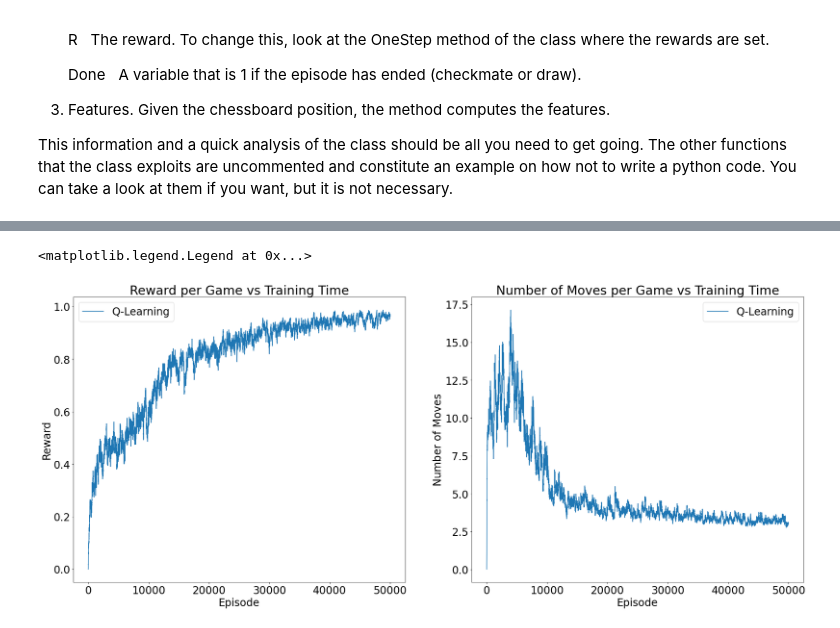
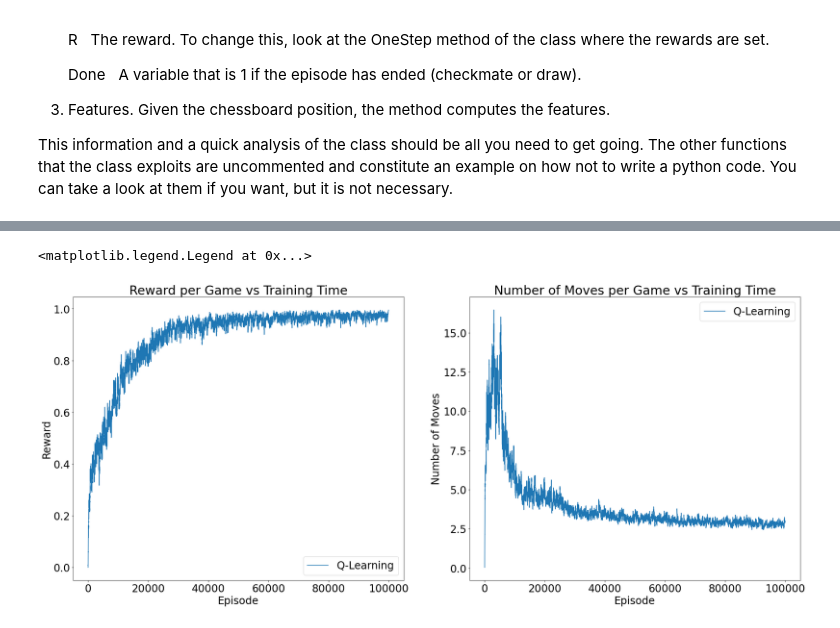
Before and after one commit to charalambosG-9/chess_learning_agent, a Jupyter notebook: Required Assignment Files/Assignment.ipynb, the cells around one changed output, grey strips where cells are left out. Drawn from its saved outputs; the diff is of its cells as text; code cells hidden in the pictures.

```diff
--- a/Required Assignment Files/Assignment.ipynb
+++ b/Required Assignment Files/Assignment.ipynb
@@ -156,6 +148,14 @@ def EpsilonGreedy_Policy(Qvalues, epsilon, allowed):
         a = allowed[temp]
 
     return a
+# %%
+# ReLU activation function and its derivative
+
+def relu(x):
+    return np.maximum(0,x)
+
+def relu_derivative(x):
+    return np.where(x > 0, 1, 0)
 # %%
 S, X, allowed_a = env.Initialise_game()
 N_a = np.shape(allowed_a)[0]   # Total number of actions
@@ -170,7 +170,7 @@ beta = 0.00005 # Epsilon decay parameter
 gamma = 0.85 # The discount factor
 eta = 0.0035 # The learning rate
 
-N_episodes = 50000 # The number of games to be played
+N_episodes = 100000 # The number of games to be played
 
 # Eligibility traces
 eligibility_trace = True
@@ -315,7 +316,7 @@ axs[1].legend()
 # %%
 # Q-Learning implementation
 
-# SAVING VARIABLES
+# Saving variables
 R_qlearning = np.zeros([N_episodes, 1])
 N_moves_qlearning = np.zeros([N_episodes, 1])
 
@@ -342,7 +343,7 @@ for n in range(N_episodes):
         # Forward propagation
         h1 = np.matmul(W1, X) + b1
         # Apply the ReLU activation function
-        x1 = np.maximum(0, h1)
+        x1 = relu(h1)
         # Compute Qvalues
         Qvalues = np.matmul(W2, x1) + b2
 
@@ -353,7 +354,7 @@ for n in range(N_episodes):
 
         # Update the eligibility trace for the action made
         if eligibility_trace:
-            e[a_agent] = e[a_agent] + 1
+            e[a_agent] += 1
 
         if Done:
 
@@ -361,14 +362,14 @@ for n in range(N_episodes):
             delta2 = R - Qvalues[a_agent]
 
             eta_delta2 = eta * delta2
-            W2[a_agent] = W2[a_agent] + eta_delta2 * x1
-            b2[a_agent] = b2[a_agent] + eta_delta2
+            W2[a_agent] += eta_delta2 * x1
+            b2[a_agent] += eta_delta2
 
             # update the weights of the hidden layer
-            delta1 = np.dot(W2[a_agent], delta2) * (x1 > 0)
+            delta1 = np.dot(W2[a_agent], delta2) * relu_derivative(x1)
 
-            W1 = W1 + eta * np.outer(delta1, X)
-            b1 = b1 + eta * delta1
+            W1 += eta * np.outer(delta1, X)
+            b1 += eta * delta1
 
             # Calculate exponential moving average of the reward and number of moves
             if n == 0:
@@ -379,8 +380,8 @@ for n in range(N_episodes):
                 N_moves_qlearning[n] = (1 - eta) * N_moves_qlearning[n - 1] + eta * np.copy(i)
 
             if eligibility_trace:
-                W2 = W2 + eta_delta2 * np.outer(e, x1)
-                b2 = b2 + eta_delta2 * e
+                W2 += eta_delta2 * np.outer(e, x1)
+                b2 += eta_delta2 * e
 
             break
 
@@ -389,7 +390,7 @@ for n in range(N_episodes):
             h1 = np.matmul(W1, X_next) + b1
 
             # Apply the ReLU activation function
-            x1 = np.maximum(0, h1)
+            x1 = relu(h1)
 
             # Compute Qvalues
             Qvalues1 = np.matmul(W2, x1) + b2
@@ -404,46 +405,46 @@ for n in range(N_episodes):
 
             eta_delta2 = eta * delta2
 
-            W2[a_agent] = W2[a_agent] + eta_delta2 * x1
-            b2[a_agent] = b2[a_agent] + eta_delta2
+            W2[a_agent] += eta_delta2 * x1
+            b2[a_agent] +=  eta_delta2
 
             delta1 = np.dot(W2[a_agent], delta2) * (x1 > 0)
 
-            W1 = W1 + eta * np.outer(delta1, X)
-            b1 = b1 + eta * delta1
+            W1 += eta * np.outer(delta1, X)
+            b1 += eta * delta1
 
             if eligibility_trace:
-                W2 = W2 + eta_delta2 * np.outer(e, x1)
-                b2 = b2 + eta_delta2 * e
+                W2 += eta_delta2 * np.outer(e, x1)
+                b2 += eta_delta2 * e
                 e = gamma * lamb * e
 
         # NEXT STATE AND CO. BECOME ACTUAL STATE...
         S = np.copy(S_next)
         X = np.copy(X_next)
         allowed_a = np.copy(allowed_a_next)
 
         i += 1  # UPDATE COUNTER FOR NUMBER OF ACTIONS
 
 
 plt.rcParams.update({'font.size': 24})
 fig, axs = plt.subplots(1, 2, figsize=(30, 12))
 
 # Plot Reward per Game vs Training Time
 axs[0].plot(np.arange(N_episodes), R_qlearning.flatten(), label="Q-Learning")
 axs[0].set_xlabel('Episode')
 axs[0].set_ylabel('Reward')
 axs[0].set_title("Reward per Game vs Training Time")
 axs[0].legend()
 
 # Plot Number of Moves per Game vs Training Time
 axs[1].plot(np.arange(N_episodes), N_moves_qlearning.flatten(), label="Q-Learning")
 axs[1].set_xlabel('Episode')
 axs[1].set_ylabel('Number of Moves')
 axs[1].set_title("Number of Moves per Game vs Training Time")
 axs[1].legend()
 # %% [output]
 <matplotlib.legend.Legend at 0x...>
-[figure, old version]
+[figure, new version]
 # %%
 plt.rcParams.update({'font.size': 24})
 fig, axs = plt.subplots(1, 2, figsize=(30, 12))
```
Also changed, not shown: parts of 7 cells of this notebook.
